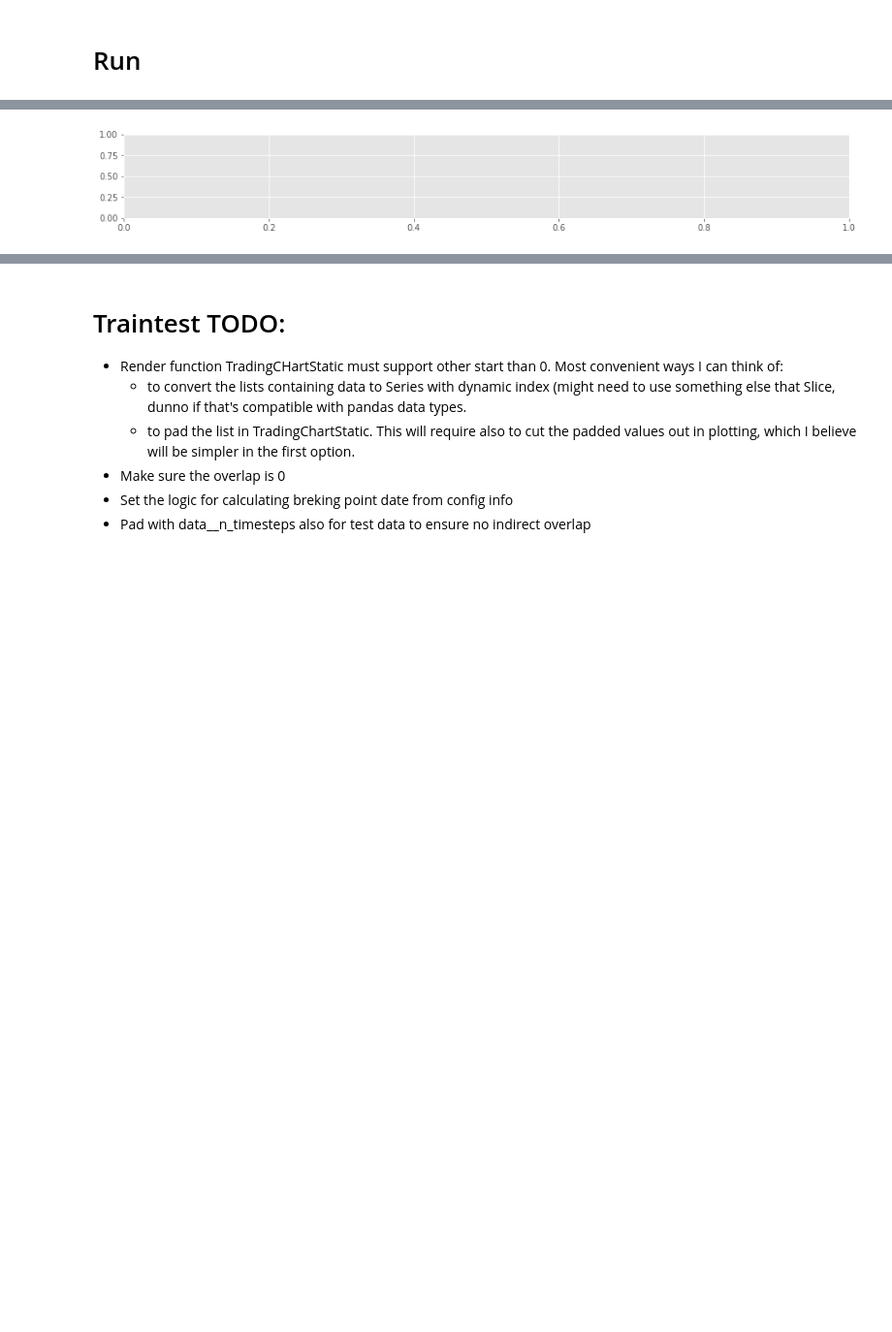
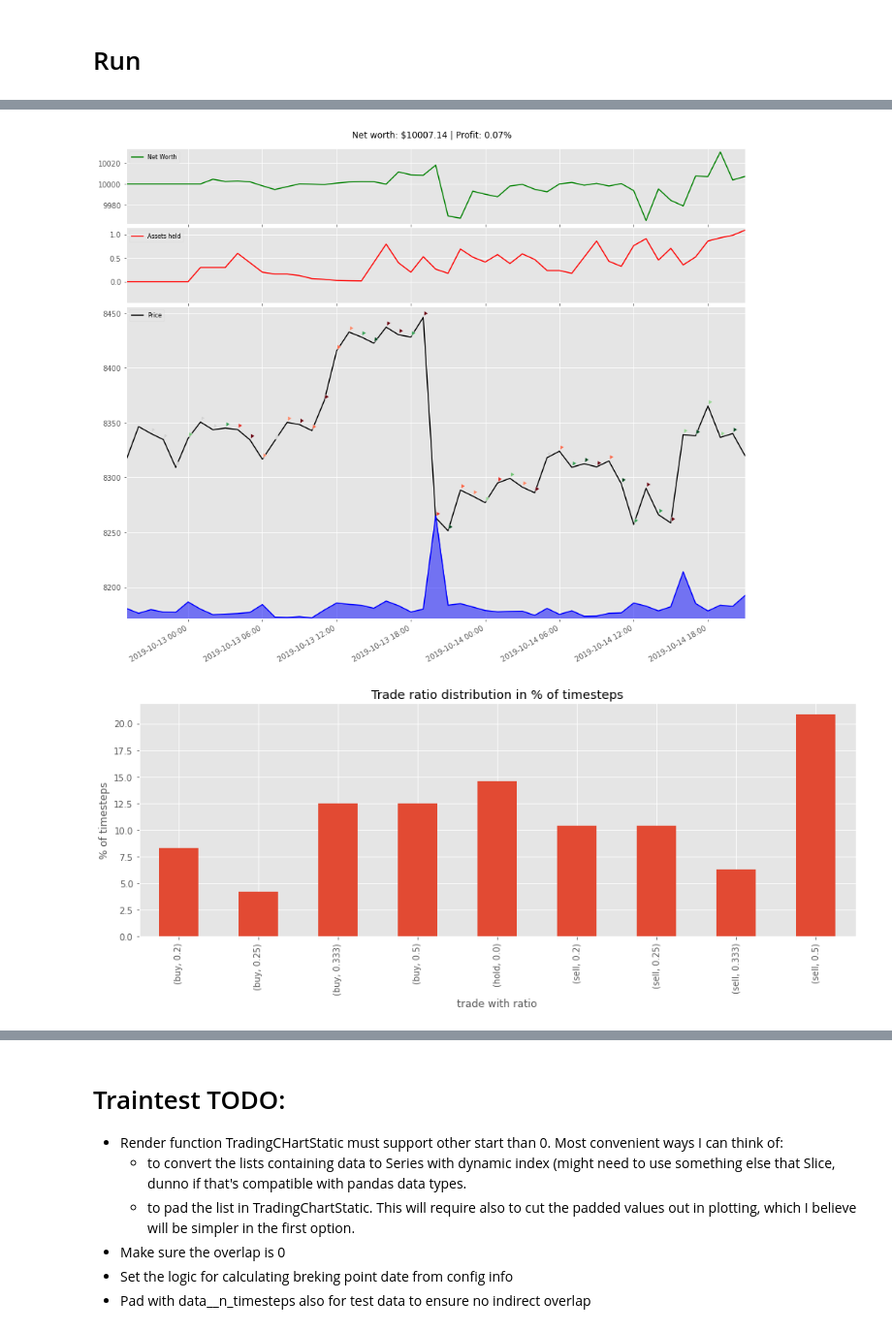
Before and after one commit to perjonasam/dunderbot, a Jupyter notebook: Playground.ipynb, the cells around one changed output, grey strips where cells are left out. Shown: that part at 97% size. Drawn from its saved outputs; the diff is of its cells as text; code cells hidden in the pictures; blank space fills up the shorter version.

Commit message:
Train/test-prep: Added support for any start/end step in plot, and removed some unused code

```diff
--- a/Playground.ipynb
+++ b/Playground.ipynb
@@ -90,5 +90,5 @@ Wall time: 9.38 s
 # %%
 %%time
-run.predict(df=df, model=model, total_timesteps=50, rendermode='human')
+run.predict(df=df, model=model, timesteps=50, train_test='test', rendermode='human')
 # %% [output]
 TEST
@@ -110,0 +95,2 @@ TEST
+[figure, new version]
+[figure, added]
@@ -112,4 +100,3 @@ ValueError: x and y must have same first dimension, but have shapes (50,) and (0
-[figure, old version]
 # %%
 import pickle
 with open('all_dict_pred.pickle', 'rb') as f:
```
Also changed, not shown: parts of 17 cells of this notebook, 3 other files.
